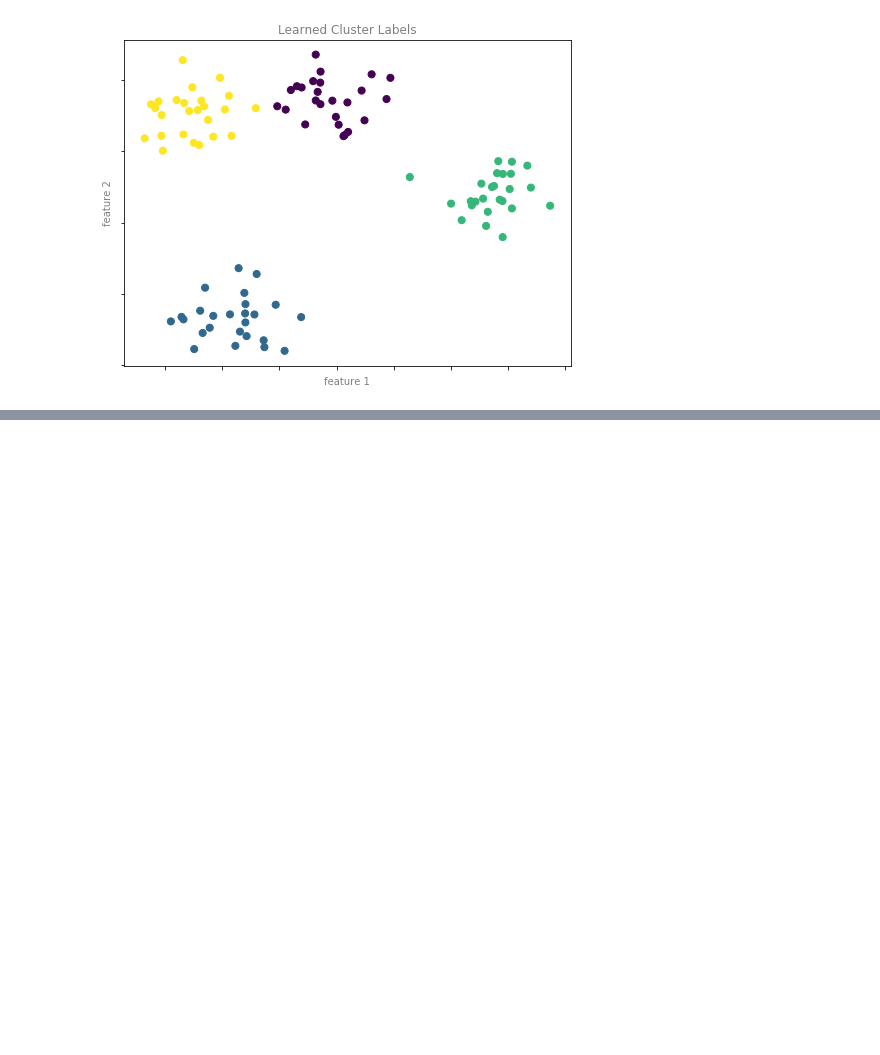
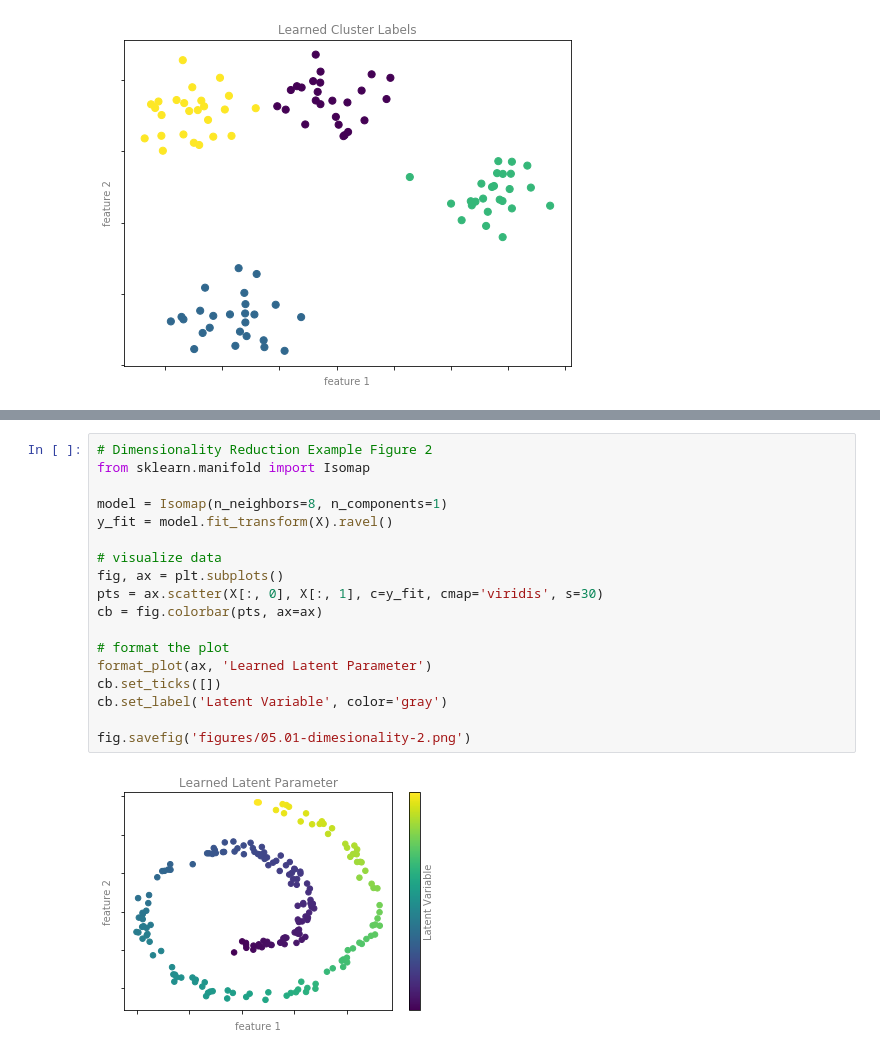
Before and after one commit to aliensmart/machine_learning, a Jupyter notebook: ML_intro.ipynb, the cells around one changed output, grey strips where cells are left out. Drawn from its saved outputs; the diff is of its cells as text; blank space fills up the shorter version.

Commit message:
dimensional reduction second part

```diff
--- a/ML_intro.ipynb
+++ b/ML_intro.ipynb
@@ -251,0 +254,20 @@ fig.savefig('figures/05.01-dimesionality-1.png')
+# %%
+# Dimensionality Reduction Example Figure 2
+from sklearn.manifold import Isomap
+
+model = Isomap(n_neighbors=8, n_components=1)
+y_fit = model.fit_transform(X).ravel()
+
+# visualize data
+fig, ax = plt.subplots()
+pts = ax.scatter(X[:, 0], X[:, 1], c=y_fit, cmap='viridis', s=30)
+cb = fig.colorbar(pts, ax=ax)
+
+# format the plot
+format_plot(ax, 'Learned Latent Parameter')
+cb.set_ticks([])
+cb.set_label('Latent Variable', color='gray')
+
+fig.savefig('figures/05.01-dimesionality-2.png')
+# %% [output]
+[figure, added]
```
Also changed, not shown: parts of 2 cells of this notebook, 1 other file.
